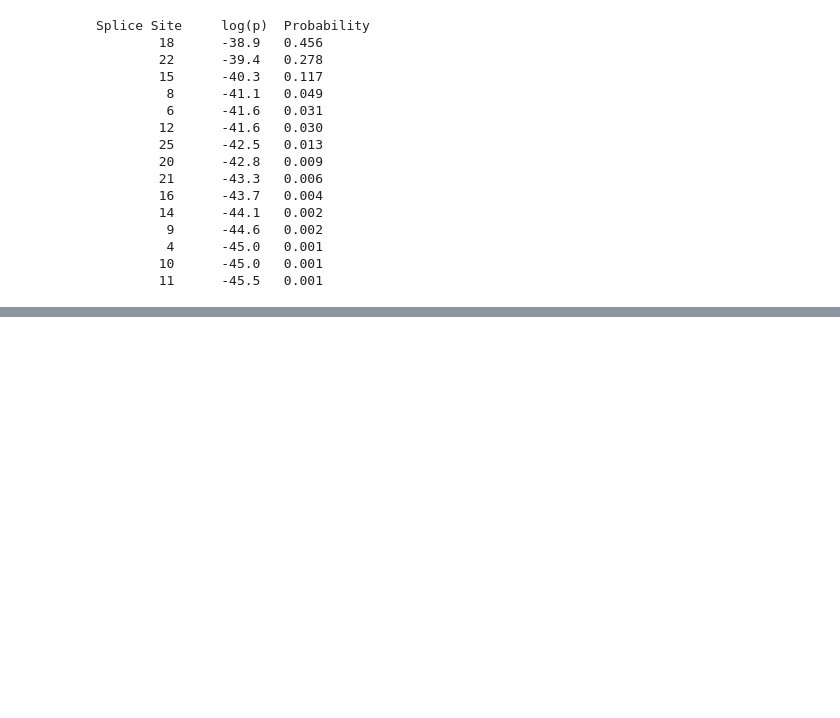
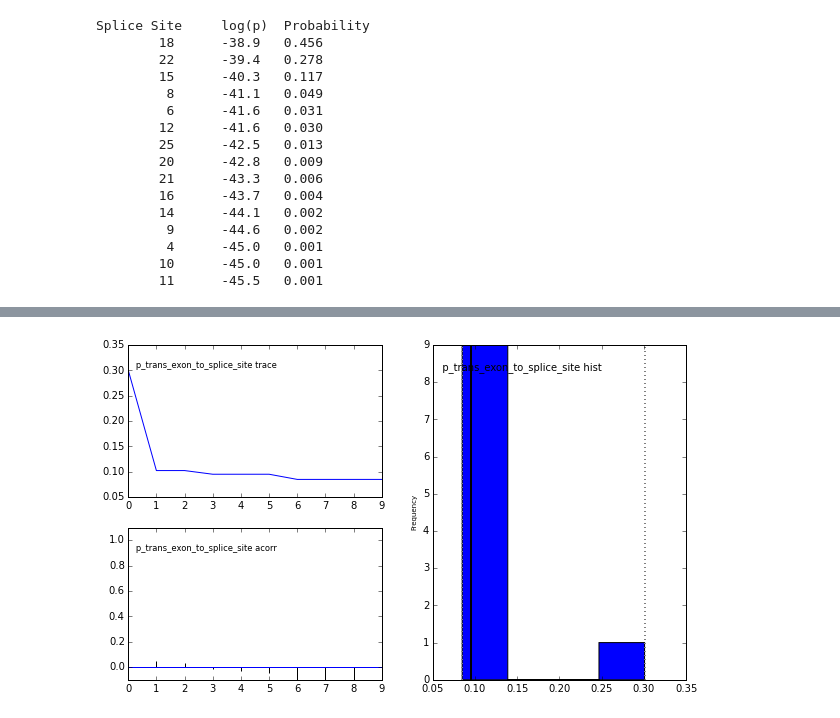
Before and after one commit to dbjohnson/dbj-ipython, a Jupyter notebook: scratch/hidden markov model.ipynb, the cells around one changed output, grey strips where cells are left out. Saved outputs shown, nothing was run; the diff lists cells and outputs as text; code cells hidden in the pictures; blank space fills up the shorter version.

Commit message:
Added hidden markov model example

```diff
--- a/scratch/hidden markov model.ipynb
+++ b/scratch/hidden markov model.ipynb
@@ -105,8 +89,6 @@ Use pyMC to generate valid sequences from this model
 # %%
-import pymc
-
 states = sorted(state_to_transition_probs.keys())
-nucleoties = ['A', 'C', 'G', 'T']
+nucleotides = ['A', 'C', 'G', 'T']
 index_to_nuc = {nucleotides.index(nuc) for nuc in nucleotides}
 
 state_to_obs_dist = dict()
@@ -127,14 +109,17 @@ for state in states:
     state_to_trans_dist[state] = pymc.Categorical(state, p=p)
 
 
-
-
 n_draws = 1000
+seqs = []
 for draw in xrange(n_draws):
     state = 'start'
+    sequence = []
+    splice_site = None
     while state != 'end':
-#         if state in state_to_obs_dist:
-#             obs = state_to_obs_dist[state].rand()
+        if state not in ('start', 'end'):
+            sequence.append(nucleotides[state_to_obs_dist[state].rand()])
+            if state == 'splice_site':
+                splice_site = len(sequence)
         state = states[state_to_trans_dist[state].rand()]
-        print state
-    print 'done'
+
+    seqs.append((sequence, splice_site))
@@ -158,0 +135,60 @@ done
+# %%
+# grab just the observed splice site locations from our simulated data
+observed_splice_sites = np.array(zip(*seqs)[1])
+
+# Create a uniform variable to represent the probability of transitioning state from exon to splice site.
+# This means we have no prior expectation on that that transition probability is
+p_trans_exon_to_splice_site = pymc.Uniform('p_trans_exon_to_splice_site', lower=0, upper=1)
+
+
+# Create a dependent stochastic variable for splice site locations given a value for p_trans_exon_to_splice_site
+# Note: This syntax is kinda wonky -- have to set up functions for sampling from this distribution, and calculating
+# logp for a given draw, then create an instance of Stochastic that references those functions.  Even the pyMC docs
+# admit this is clunky, and should be avoided, when possible, by using one of their built-in distributions, (or
+# subclassing Stocastic, I suppose)
+def random_splice_site(p_trans):
+    position = 0
+    while np.random.random() < (1-p_trans):
+        position += 1
+
+    return position
+
+def logp_splice_site(value, p_trans):
+    # Bootstrap the distribution for this transition probability.
+    # Woof, there's a better way.  Leaving for now, as the point
+    # of this excercise is to learn pyMC
+    location_counts = defaultdict(int)
+    draws = int(1e4)
+    for i in xrange(draws):
+        location_counts[random_splice_site(p_trans)] += 1
+
+    sum_logp = 0
+    for val in value:
+        p = location_counts[float(val)] / float(draws)
+        sum_logp += np.log(max(1e-80, p))  # TODO: figure how to handle this floor on p better
+    return sum_logp
+
+    return logp_splice_site(value, p_trans)
+
+splice_site = pymc.Stochastic(
+                logp=logp_splice_site,
+                doc='Splice site location',
+                name='splice_site',
+                parents={'p_trans': p_trans_exon_to_splice_site},
+                random=random_splice_site,
+                trace=True,
+                value=observed_splice_sites,
+                dtype=int,
+                rseed=1.,
+                observed=True,
+                cache_depth = 2,
+                plot=True,
+                verbose=0)
+
+# Use Markov-chain Monte Carlo to fit p_trans_exon_to_splice_site to the observed data for splice_site locations
+model = pymc.MCMC([p_trans_exon_to_splice_site, splice_site])
+
+# Note - the bootstrapping used in logp_splice_site makes this slower than it should be.
+model.sample(iter=200, burn=0, thin=20)
+pymc.Matplot.plot(model)
+# %% [output]
@@ -158,0 +196 @@ done
+[figure, added]
```
Also changed, not shown: parts of 8 cells of this notebook, 1 other file.
